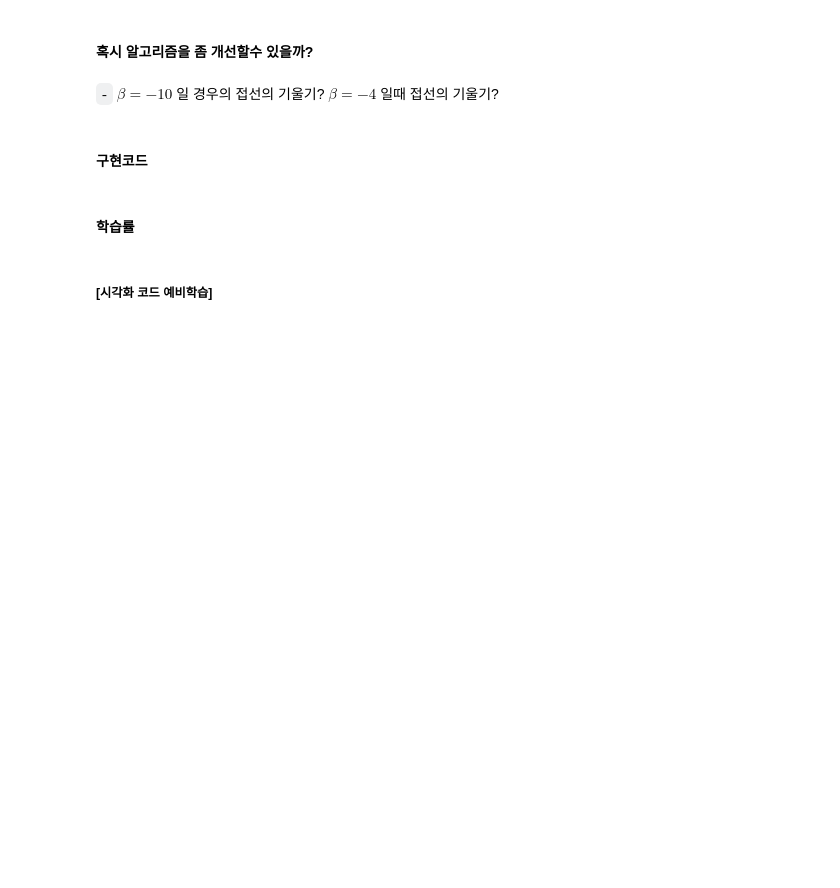
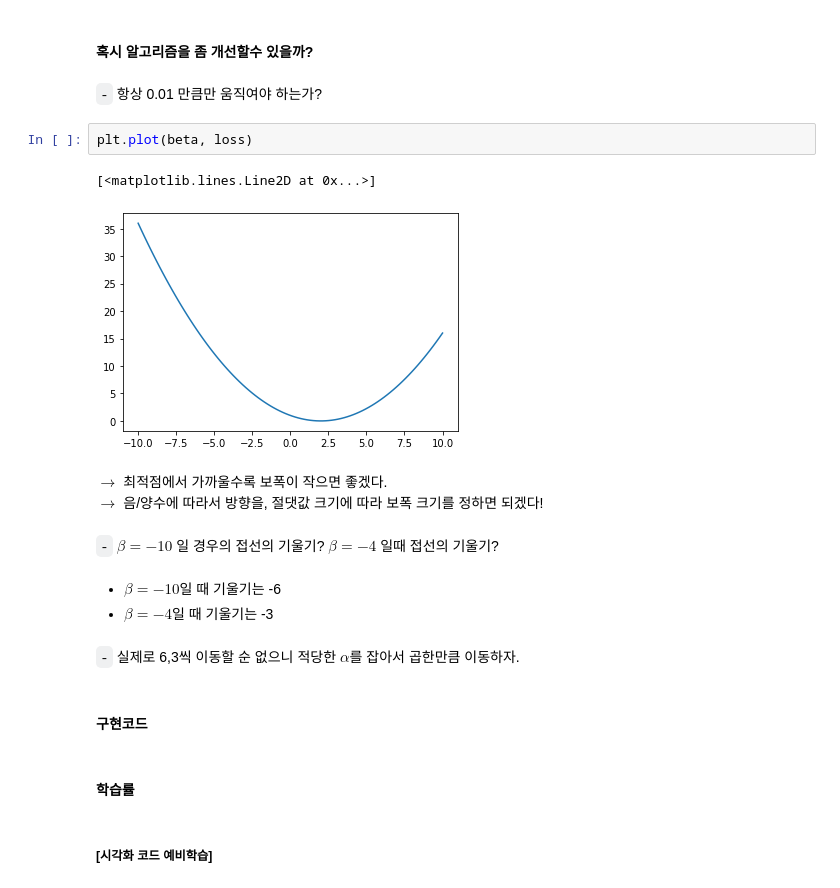
Before and after one commit to kimha02/ham, a Jupyter notebook: _notebooks/2022_03_28_(4주차)_3월28일.ipynb, the cells around one changed output. Saved outputs shown, nothing was run; the diff lists cells and outputs as text; blank space fills up the shorter version.

```diff
--- a/_notebooks/2022_03_28_(4주차)_3월28일.ipynb
+++ b/_notebooks/2022_03_28_(4주차)_3월28일.ipynb
@@ -54,7 +272,22 @@
 # %% [markdown]
 #### 혹시 알고리즘을 좀 개선할수 있을까?
+# %% [markdown]
+`-` 항상 0.01 만큼만 움직여야 하는가?
+# %%
+plt.plot(beta, loss)
+# %% [output]
+[<matplotlib.lines.Line2D at 0x...>]
+[figure, added]
+# %% [markdown]
+$\to$ 최적점에서 가까울수록 보폭이 작으면 좋겠다.
+$\to$ 음/양수에 따라서 방향을, 절댓값 크기에 따라 보폭 크기를 정하면 되겠다!
 # %% [markdown]
 `-` $\beta=-10$ 일 경우의 접선의 기울기? $\beta=-4$ 일때 접선의 기울기?
+# %% [markdown]
+- $\beta=-10$일 때 기울기는 -6
+- $\beta=-4$일 때 기울기는 -3
+# %% [markdown]
+`-` 실제로 6,3씩 이동할 순 없으니 적당한 $\alpha$를 잡아서 곱한만큼 이동하자.
 # %% [markdown]
 #### 구현코드
 # %% [markdown]
```
Also changed, not shown: parts of 55 cells of this notebook, 1 other file.
